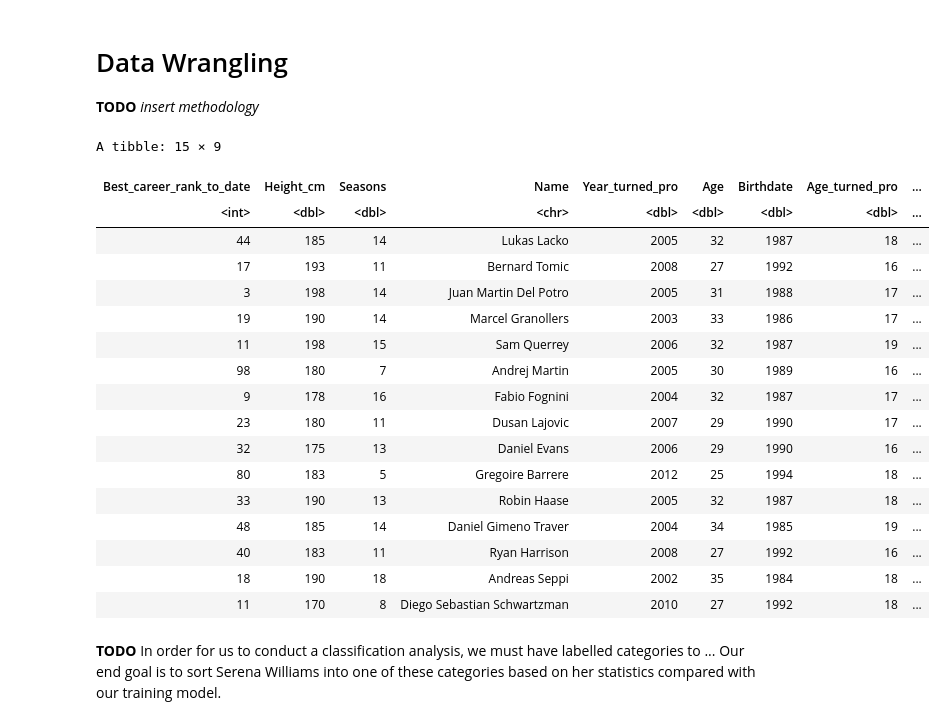
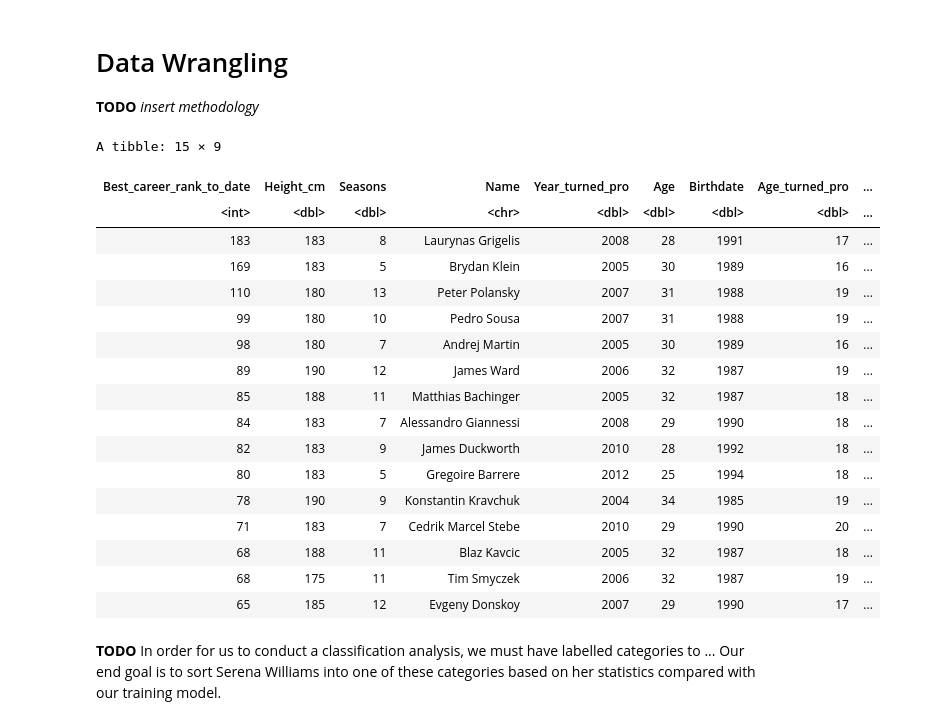
Before and after one commit to sandraradic/Tennis-Classification-Model, a Jupyter notebook: project_proposal.ipynb, the cells around one changed output. Saved outputs shown, nothing was run; the diff lists cells and outputs as text; code cells hidden in the pictures.

```diff
--- a/project_proposal.ipynb
+++ b/project_proposal.ipynb
@@ -61,49 +80,50 @@ player_stats_filtered <- player_stats %>%
 # tidy up dataframe (ensure correct datatypes and appropriate column names)
 
 player_stats_tidy <- player_stats_filtered %>%
     separate(col = Age, into = c("Age", "Birthdate"), sep = " ") %>%
 # separate(col = Birthdate, into = c("Year born"), sep = "-") %>%
     mutate(Age = as.numeric(Age)) %>%
     mutate_at("Height", str_replace, " cm", "") %>%
     mutate(Height = as.numeric(Height)) %>%
     rename(Height_cm = Height, Year_turned_pro = "Turned Pro", Best_career_rank_to_date = "Best Rank")
 
 player_stats_tidy$Best_career_rank_to_date <- gsub(" .+", "", player_stats_tidy$Best_career_rank_to_date)
 
 #separate year from date
 
 get_date <- as.Date(player_stats_tidy$Birthdate, "(%d-%m-%Y)")
 get_year <- format(get_date, format = "%Y")
 
 player_stats_tidy$Birthdate <- as.double(get_year)
 player_stats_tidy <- mutate(player_stats_tidy, Best_career_rank_to_date = as.integer(Best_career_rank_to_date))
 
 # create new column that lists a player's age when they turned pro
 
 player_stats_tidy <- player_stats_tidy %>%
      mutate(Age_turned_pro = Year_turned_pro - Birthdate) %>%
-    add_column(player_level = "NA") #adds new column for future categories
+    add_column(player_level = "NA") %>%
+    arrange(desc(Best_career_rank_to_date))#adds new column for future categories
 
 head(player_stats_tidy, 15)
 # %% [output]
 A tibble: 15 × 9
 | Best_career_rank_to_date | Height_cm | Seasons | Name | Year_turned_pro | Age | Birthdate | Age_turned_pro | ... |
 | <int> | <dbl> | <dbl> | <chr> | <dbl> | <dbl> | <dbl> | <dbl> | ... |
-| 44 | 185 | 14 | Lukas Lacko | 2005 | 32 | 1987 | 18 | ... |
-| 17 | 193 | 11 | Bernard Tomic | 2008 | 27 | 1992 | 16 | ... |
-| 3 | 198 | 14 | Juan Martin Del Potro | 2005 | 31 | 1988 | 17 | ... |
-| 19 | 190 | 14 | Marcel Granollers | 2003 | 33 | 1986 | 17 | ... |
-| 11 | 198 | 15 | Sam Querrey | 2006 | 32 | 1987 | 19 | ... |
+| 183 | 183 | 8 | Laurynas Grigelis | 2008 | 28 | 1991 | 17 | ... |
+| 169 | 183 | 5 | Brydan Klein | 2005 | 30 | 1989 | 16 | ... |
+| 110 | 180 | 13 | Peter Polansky | 2007 | 31 | 1988 | 19 | ... |
+| 99 | 180 | 10 | Pedro Sousa | 2007 | 31 | 1988 | 19 | ... |
 | 98 | 180 | 7 | Andrej Martin | 2005 | 30 | 1989 | 16 | ... |
-| 9 | 178 | 16 | Fabio Fognini | 2004 | 32 | 1987 | 17 | ... |
-| 23 | 180 | 11 | Dusan Lajovic | 2007 | 29 | 1990 | 17 | ... |
-| 32 | 175 | 13 | Daniel Evans | 2006 | 29 | 1990 | 16 | ... |
+| 89 | 190 | 12 | James Ward | 2006 | 32 | 1987 | 19 | ... |
+| 85 | 188 | 11 | Matthias Bachinger | 2005 | 32 | 1987 | 18 | ... |
+| 84 | 183 | 7 | Alessandro Giannessi | 2008 | 29 | 1990 | 18 | ... |
+| 82 | 183 | 9 | James Duckworth | 2010 | 28 | 1992 | 18 | ... |
 | 80 | 183 | 5 | Gregoire Barrere | 2012 | 25 | 1994 | 18 | ... |
-| 33 | 190 | 13 | Robin Haase | 2005 | 32 | 1987 | 18 | ... |
-| 48 | 185 | 14 | Daniel Gimeno Traver | 2004 | 34 | 1985 | 19 | ... |
-| 40 | 183 | 11 | Ryan Harrison | 2008 | 27 | 1992 | 16 | ... |
-| 18 | 190 | 18 | Andreas Seppi | 2002 | 35 | 1984 | 18 | ... |
-| 11 | 170 | 8 | Diego Sebastian Schwartzman | 2010 | 27 | 1992 | 18 | ... |
+| 78 | 190 | 9 | Konstantin Kravchuk | 2004 | 34 | 1985 | 19 | ... |
+| 71 | 183 | 7 | Cedrik Marcel Stebe | 2010 | 29 | 1990 | 20 | ... |
+| 68 | 188 | 11 | Blaz Kavcic | 2005 | 32 | 1987 | 18 | ... |
+| 68 | 175 | 11 | Tim Smyczek | 2006 | 32 | 1987 | 19 | ... |
+| 65 | 185 | 12 | Evgeny Donskoy | 2007 | 29 | 1990 | 17 | ... |
 # %% [markdown]
 **TODO** In order for us to conduct a classification analysis, we must have labelled categories to ...
 Our end goal is to sort Serena Williams into one of these categories based on her statistics compared with our training model.
```
Also changed, not shown: parts of 8 cells of this notebook.
